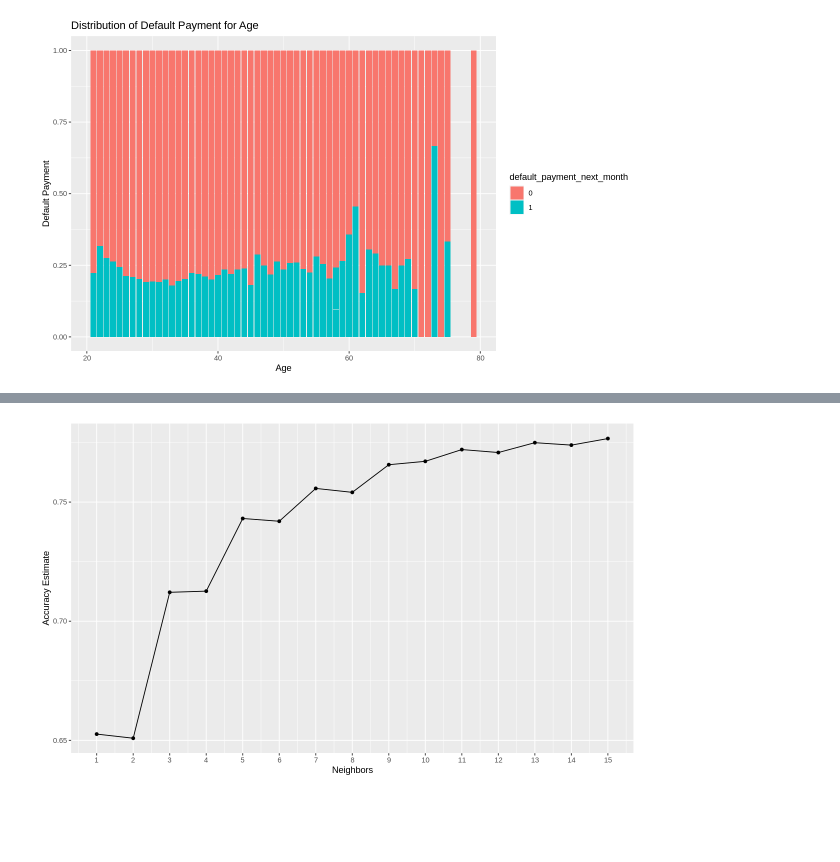
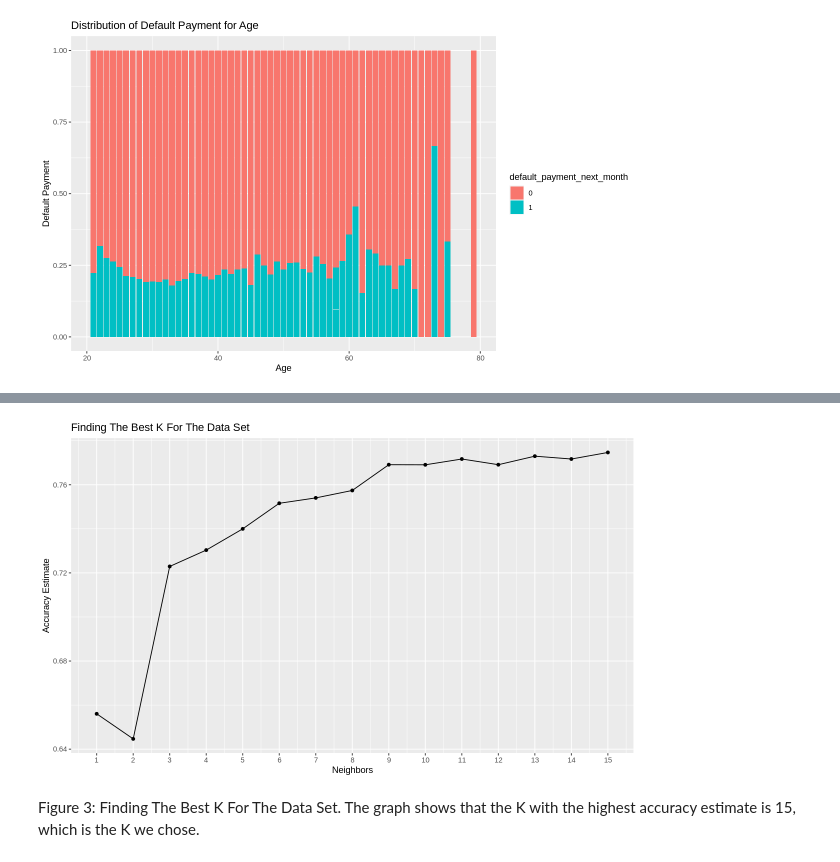
Before and after one commit to toast682/dsci_project, a Jupyter notebook: dsci_project.ipynb, the cells around one changed output, grey strips where cells are left out. Cells and saved outputs as stored; diff of their text form; code cells hidden in the pictures; blank space fills up the shorter version.

```diff
--- a/dsci_project.ipynb
+++ b/dsci_project.ipynb
@@ -87,7 +91,7 @@ set.seed(1234)
 knn_spec <- nearest_neighbor(weight_func = "rectangular", neighbors = tune()) %>%
       set_engine("kknn") %>%
       set_mode("classification")
-credit_recipe <- recipe(default_payment_next_month ~ SEX + EDUCATION + AGE, data = credit_train) %>%
+credit_recipe <- recipe(default_payment_next_month ~ EDUCATION + AGE, data = credit_train) %>%
                 step_scale(all_predictors()) %>%
                 step_center(all_predictors())
 credit_vfold <- vfold_cv(credit_train, v = 5, strata = default_payment_next_month)
@@ -123,17 +118,19 @@ A tibble: 30 × 7
 # %%
 set.seed(1234)
 accuracies <- credit_fit %>%
       filter(.metric == "accuracy")
 
 accuracy_versus_k <- ggplot(accuracies, aes(x = neighbors, y = mean))+
       geom_point() +
       geom_line() +
-      labs(x = "Neighbors", y = "Accuracy Estimate") +
-      scale_x_continuous(breaks = seq(0, 20, by = 1))   # adjusting the x-axis
+      labs(x = "Neighbors", y = "Accuracy Estimate", title = "Finding The Best K For The Data Set") +
+      scale_x_continuous(breaks = seq(0, 20, by = 1))    # adjusting the x-axis
       #scale_y_continuous(limits = c(0.4, 1.0)) # adjusting the y-axis
 accuracy_versus_k
 # %% [output]
-[figure, old version]
+[figure, new version]
+# %% [markdown]
+Figure 3: Finding The Best K For The Data Set. The graph shows that the K with the highest accuracy estimate is 15, which is the K we chose.
 # %%
 set.seed(1234)
 knn_final <- nearest_neighbor(weight_func = "rectangular", neighbors = 15) %>%
```
Also changed, not shown: parts of 9 cells of this notebook.
